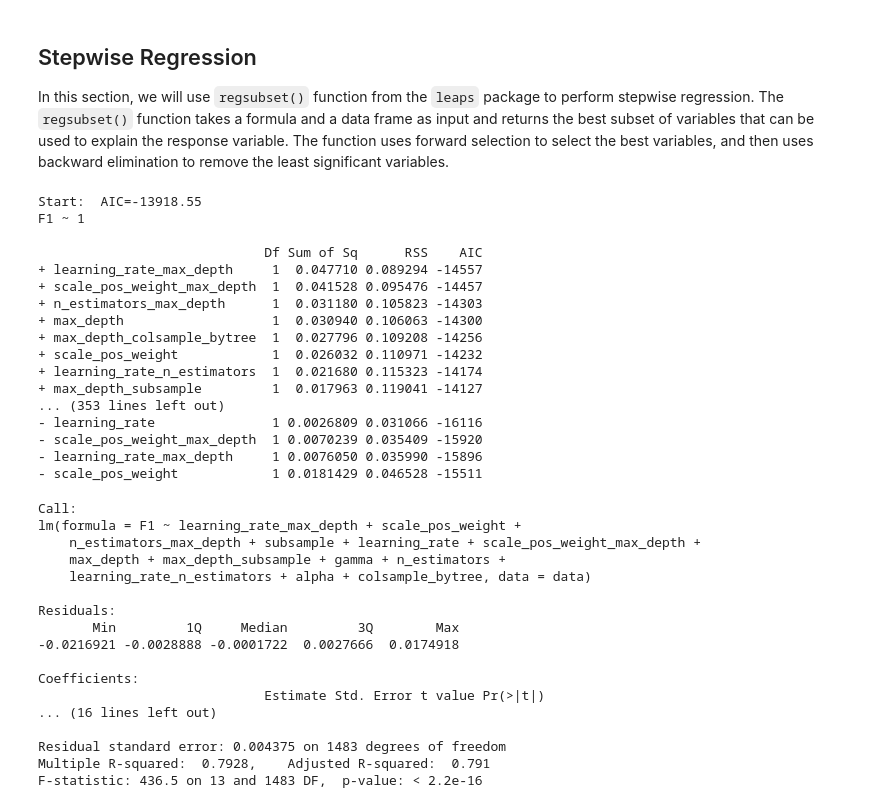
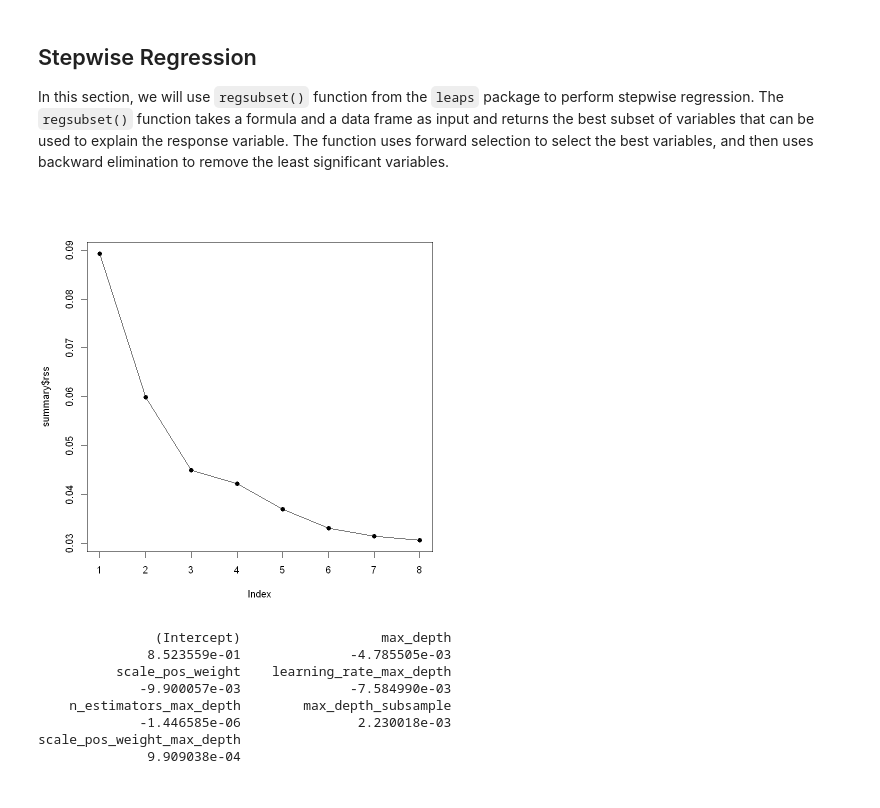
Before and after one commit to omei-ogami/STAT-analysis, a Jupyter notebook: linear_regression.ipynb, the cells around one changed output. Cells and saved outputs as stored; diff of their text form; code cells hidden in the pictures.

```diff
--- a/linear_regression.ipynb
+++ b/linear_regression.ipynb
@@ -29,47 +27,21 @@ A data.frame: 5 × 20
 ## Stepwise Regression
 
 In this section, we will use `regsubset()` function from the `leaps` package to perform stepwise regression. The `regsubset()` function takes a formula and a data frame as input and returns the best subset of variables that can be used to explain the response variable. The function uses forward selection to select the best variables, and then uses backward elimination to remove the least significant variables.
-# %%
-null_model <- lm(F1 ~ 1, data = data)
-full_model <- lm(F1 ~ ., data = data)
-fit <- step(null_model,
-            scope = list(lower = null_model, upper = full_model),
-            direction = "both")
-# %% [output]
-Start:  AIC=-13918.55
-F1 ~ 1
-
-                             Df Sum of Sq      RSS    AIC
-+ learning_rate_max_depth     1  0.047710 0.089294 -14557
-+ scale_pos_weight_max_depth  1  0.041528 0.095476 -14457
-+ n_estimators_max_depth      1  0.031180 0.105823 -14303
-+ max_depth                   1  0.030940 0.106063 -14300
-+ max_depth_colsample_bytree  1  0.027796 0.109208 -14256
-+ scale_pos_weight            1  0.026032 0.110971 -14232
-+ learning_rate_n_estimators  1  0.021680 0.115323 -14174
-+ max_depth_subsample         1  0.017963 0.119041 -14127
-... (353 lines left out)
-- learning_rate               1 0.0026809 0.031066 -16116
-- scale_pos_weight_max_depth  1 0.0070239 0.035409 -15920
-- learning_rate_max_depth     1 0.0076050 0.035990 -15896
-- scale_pos_weight            1 0.0181429 0.046528 -15511
-# %%
-summary(fit)
-# %% [output]
-Call:
-lm(formula = F1 ~ learning_rate_max_depth + scale_pos_weight +
-    n_estimators_max_depth + subsample + learning_rate + scale_pos_weight_max_depth +
-    max_depth + max_depth_subsample + gamma + n_estimators +
-    learning_rate_n_estimators + alpha + colsample_bytree, data = data)
-
-Residuals:
-       Min         1Q     Median         3Q        Max
--0.0216921 -0.0028888 -0.0001722  0.0027666  0.0174918
-
-Coefficients:
-                             Estimate Std. Error t value Pr(>|t|)
-... (16 lines left out)
-
-Residual standard error: 0.004375 on 1483 degrees of freedom
-Multiple R-squared:  0.7928,    Adjusted R-squared:  0.791
-F-statistic: 436.5 on 13 and 1483 DF,  p-value: < 2.2e-16
+# %%
+model <- regsubsets(F1 ~ ., data = data, nbest = 1)
+summary <- summary(model)
+# %%
+plot(summary$rss, type = "o", pch = 19)
+# %% [output]
+[figure, added]
+# %%
+coef(model, 6)
+# %% [output]
+               (Intercept)                  max_depth
+              8.523559e-01              -4.785505e-03
+          scale_pos_weight    learning_rate_max_depth
+             -9.900057e-03              -7.584990e-03
+    n_estimators_max_depth        max_depth_subsample
+             -1.446585e-06               2.230018e-03
+scale_pos_weight_max_depth
+              9.909038e-04
```
Also changed, not shown: parts of 15 cells of this notebook, 1 other file.
